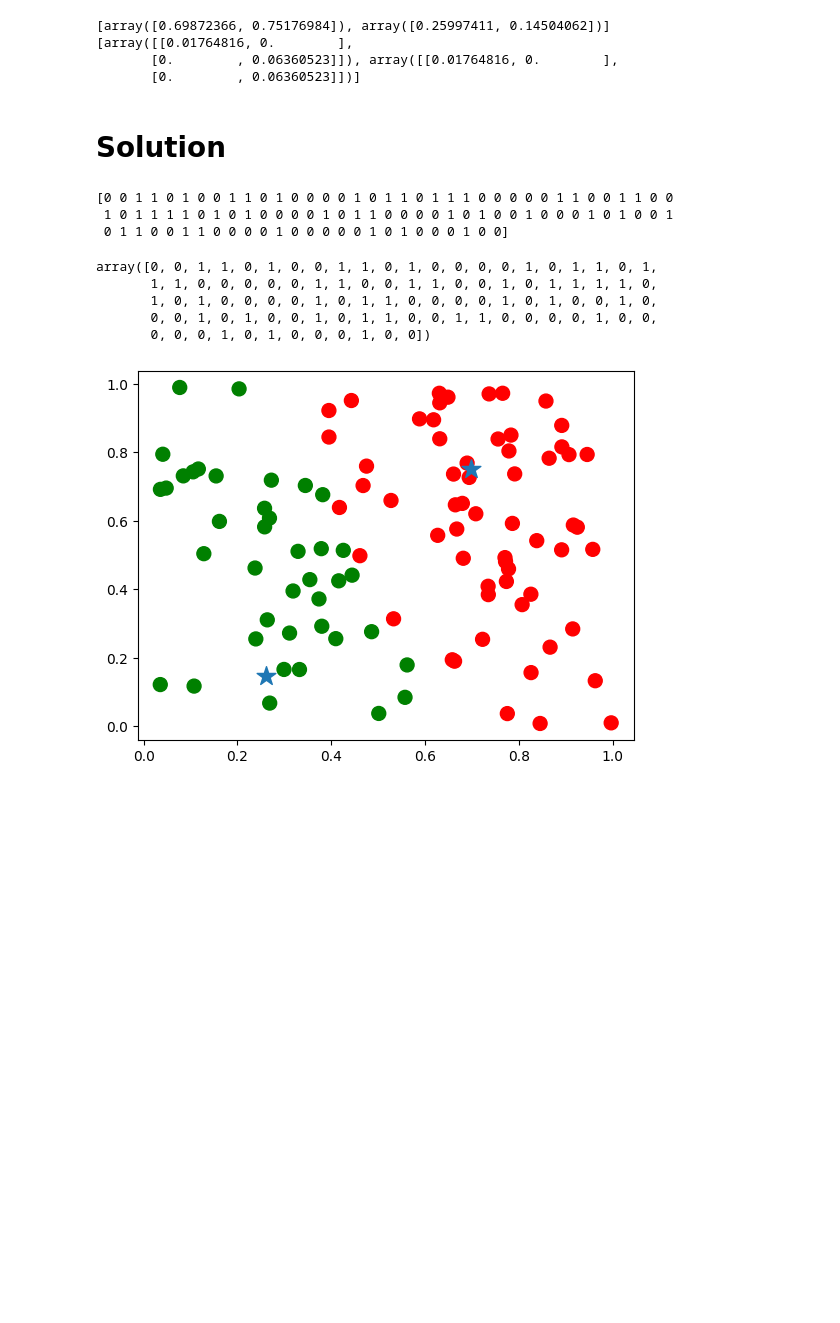
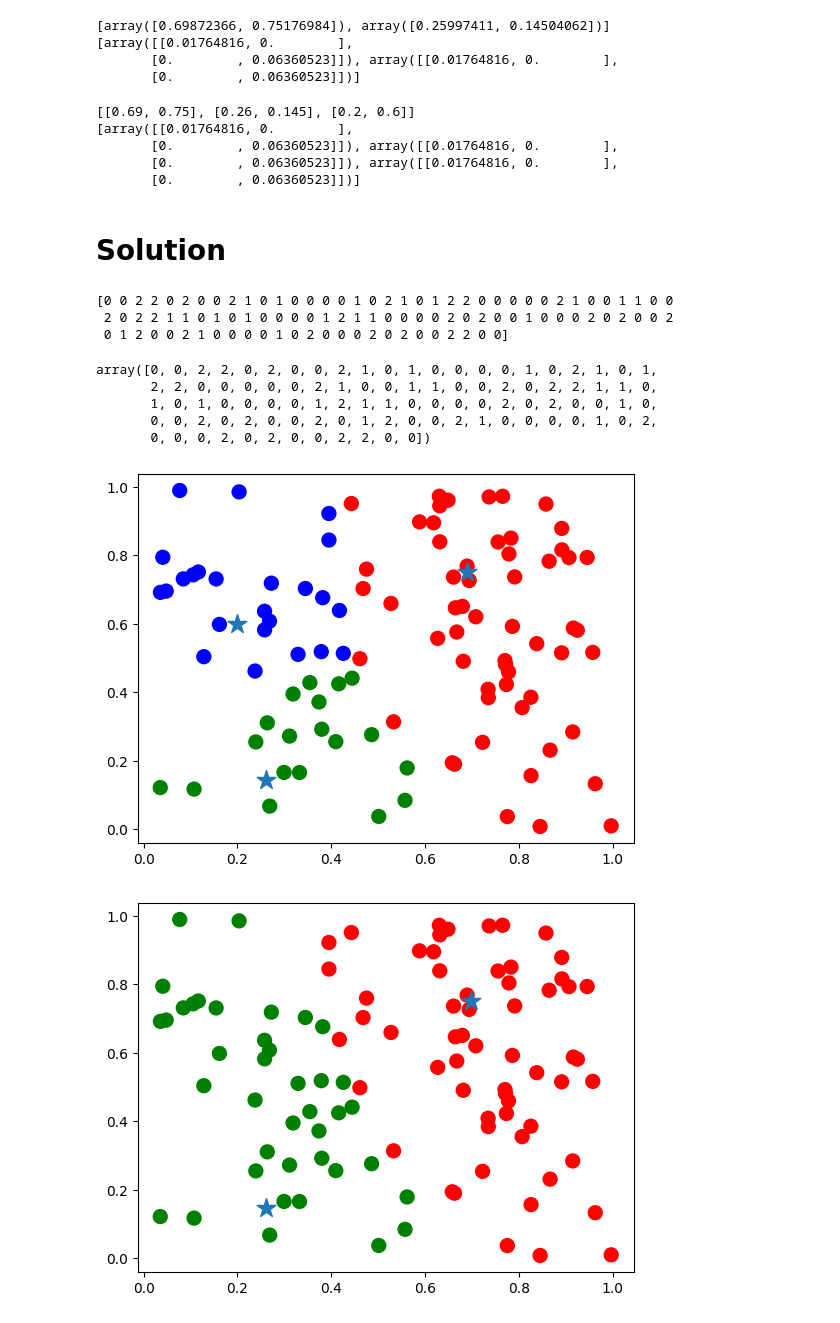
Before and after one commit to arnvo/DLAV, a Jupyter notebook: homeworks/hw1/Exercise 3.ipynb, the cells around one changed output. Drawn from its saved outputs; the diff is of its cells as text; code cells hidden in the pictures; blank space fills up the shorter version.

```diff
--- a/homeworks/hw1/Exercise 3.ipynb
+++ b/homeworks/hw1/Exercise 3.ipynb
@@ -42,6 +42,17 @@ print(sigmas)
 [array([[0.01764816, 0.        ],
        [0.        , 0.06360523]]), array([[0.01764816, 0.        ],
        [0.        , 0.06360523]])]
+# %%
+means=[[0.69,0.75],[0.26,0.145],[0.2,0.6]]
+sigmas.append(sigmas[0])
+print(means)
+print(sigmas)
+# %% [output]
+[[0.69, 0.75], [0.26, 0.145], [0.2, 0.6]]
+[array([[0.01764816, 0.        ],
+       [0.        , 0.06360523]]), array([[0.01764816, 0.        ],
+       [0.        , 0.06360523]]), array([[0.01764816, 0.        ],
+       [0.        , 0.06360523]])]
 # %% [markdown]
 Solution
 ===
@@ -75,19 +86,26 @@ def compute_all_log_p(X, means, sigmas):
 # %%
 log_ps = [compute_log_p(X, m, s) for m, s in zip(means, sigmas)]  # exercise: try to do this without looping
 # %%
-assignments = np.argmax(log_ps, axis=0)
-print(assignments)
+assignments1 = np.argmax(log_ps, axis=0)
+print(assignments1)
 # %% [output]
-[0 0 1 1 0 1 0 0 1 1 0 1 0 0 0 0 1 0 1 1 0 1 1 1 0 0 0 0 0 1 1 0 0 1 1 0 0
- 1 0 1 1 1 1 0 1 0 1 0 0 0 0 1 0 1 1 0 0 0 0 1 0 1 0 0 1 0 0 0 1 0 1 0 0 1
- 0 1 1 0 0 1 1 0 0 0 0 1 0 0 0 0 0 1 0 1 0 0 0 1 0 0]
+[0 0 2 2 0 2 0 0 2 1 0 1 0 0 0 0 1 0 2 1 0 1 2 2 0 0 0 0 0 2 1 0 0 1 1 0 0
+ 2 0 2 2 1 1 0 1 0 1 0 0 0 0 1 2 1 1 0 0 0 0 2 0 2 0 0 1 0 0 0 2 0 2 0 0 2
+ 0 1 2 0 0 2 1 0 0 0 0 1 0 2 0 0 0 2 0 2 0 0 2 2 0 0]
 # %%
-assignments=np.argmax(compute_all_log_p(X,means,sigmas),axis=1)
-assignments
+assignments2=np.argmax(compute_all_log_p(X,means,sigmas),axis=1)
+assignments2
 # %% [output]
-array([0, 0, 1, 1, 0, 1, 0, 0, 1, 1, 0, 1, 0, 0, 0, 0, 1, 0, 1, 1, 0, 1,
-       1, 1, 0, 0, 0, 0, 0, 1, 1, 0, 0, 1, 1, 0, 0, 1, 0, 1, 1, 1, 1, 0,
-       1, 0, 1, 0, 0, 0, 0, 1, 0, 1, 1, 0, 0, 0, 0, 1, 0, 1, 0, 0, 1, 0,
-       0, 0, 1, 0, 1, 0, 0, 1, 0, 1, 1, 0, 0, 1, 1, 0, 0, 0, 0, 1, 0, 0,
-       0, 0, 0, 1, 0, 1, 0, 0, 0, 1, 0, 0])
+array([0, 0, 2, 2, 0, 2, 0, 0, 2, 1, 0, 1, 0, 0, 0, 0, 1, 0, 2, 1, 0, 1,
+       2, 2, 0, 0, 0, 0, 0, 2, 1, 0, 0, 1, 1, 0, 0, 2, 0, 2, 2, 1, 1, 0,
+       1, 0, 1, 0, 0, 0, 0, 1, 2, 1, 1, 0, 0, 0, 0, 2, 0, 2, 0, 0, 1, 0,
+       0, 0, 2, 0, 2, 0, 0, 2, 0, 1, 2, 0, 0, 2, 1, 0, 0, 0, 0, 1, 0, 2,
+       0, 0, 0, 2, 0, 2, 0, 0, 2, 2, 0, 0])
+# %%
+colors = np.array(['red', 'green','blue'])[assignments2]
+plt.scatter(X[:, 0], X[:, 1], c=colors, s=100)
+plt.scatter(np.array(means)[:, 0], np.array(means)[:, 1], marker='*', s=200)
+plt.show()
+# %% [output]
+[figure, added]
 # %%
```
Also changed, not shown: parts of 1 cell of this notebook.
